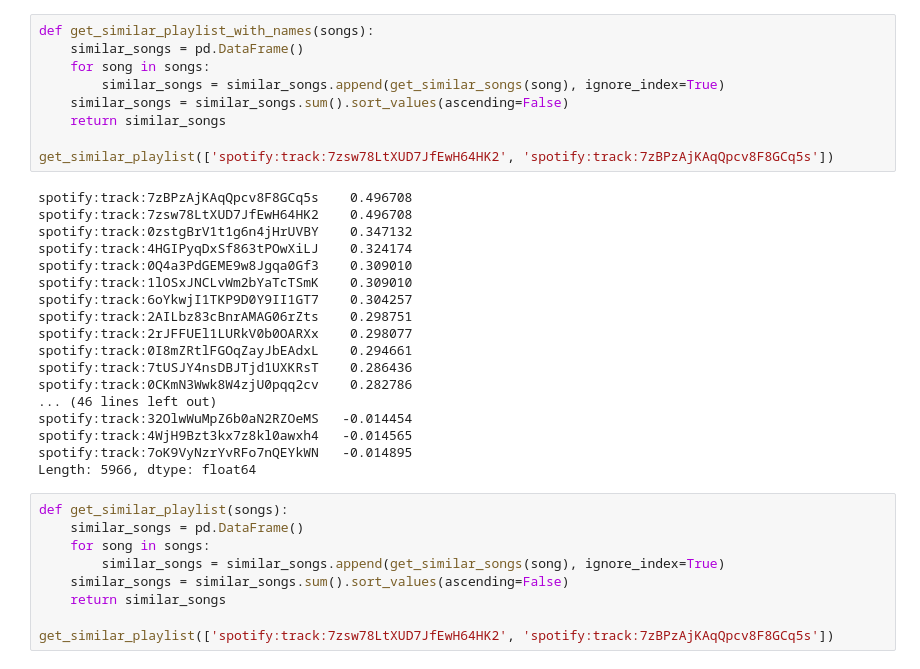
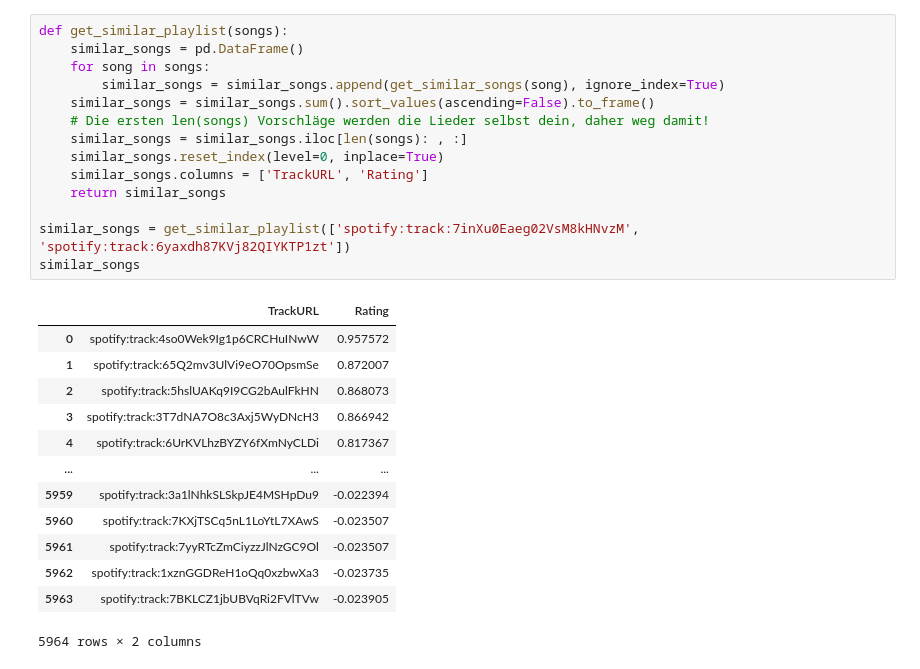
Before and after one commit to ollllliver/Spotify-recommendation-system, a Jupyter notebook: collaborative_filtering/Collaborative-Filtering_Recommender.ipynb, the cells around one changed output. Saved outputs shown, nothing was run; the diff lists cells and outputs as text.

```diff
--- a/collaborative_filtering/Collaborative-Filtering_Recommender.ipynb
+++ b/collaborative_filtering/Collaborative-Filtering_Recommender.ipynb
@@ -13,36 +77,28 @@ def get_similar_songs(songURL):
 # %%
-def get_similar_playlist_with_names(songs):
+def get_similar_playlist(songs):
     similar_songs = pd.DataFrame()
     for song in songs:
         similar_songs = similar_songs.append(get_similar_songs(song), ignore_index=True)
-    similar_songs = similar_songs.sum().sort_values(ascending=False)
+    similar_songs = similar_songs.sum().sort_values(ascending=False).to_frame()
+    # Die ersten len(songs) Vorschläge werden die Lieder selbst dein, daher weg damit!
+    similar_songs = similar_songs.iloc[len(songs): , :]
+    similar_songs.reset_index(level=0, inplace=True)
+    similar_songs.columns = ['TrackURL', 'Rating']
     return similar_songs
 
-get_similar_playlist(['spotify:track:7zsw78LtXUD7JfEwH64HK2', 'spotify:track:7zBPzAjKAqQpcv8F8GCq5s'])
+similar_songs = get_similar_playlist(['spotify:track:7inXu0Eaeg02VsM8kHNvzM', 'spotify:track:6yaxdh87KVj82QIYKTP1zt'])
+similar_songs
 # %% [output]
+|  | TrackURL | Rating |
+| 0 | spotify:track:4so0Wek9Ig1p6CRCHuINwW | 0.957572 |
+| 1 | spotify:track:65Q2mv3UlVi9eO70OpsmSe | 0.872007 |
+| 2 | spotify:track:5hslUAKq9I9CG2bAulFkHN | 0.868073 |
+| 3 | spotify:track:3T7dNA7O8c3Axj5WyDNcH3 | 0.866942 |
+| 4 | spotify:track:6UrKVLhzBYZY6fXmNyCLDi | 0.817367 |
+| ... | ... | ... |
+| 5959 | spotify:track:3a1lNhkSLSkpJE4MSHpDu9 | -0.022394 |
+| 5960 | spotify:track:7KXjTSCq5nL1LoYtL7XAwS | -0.023507 |
+| 5961 | spotify:track:7yyRTcZmCiyzzJlNzGC9Ol | -0.023507 |
+| 5962 | spotify:track:1xznGGDReH1oQq0xzbwXa3 | -0.023735 |
+| 5963 | spotify:track:7BKLCZ1jbUBVqRi2FVlTVw | -0.023905 |
-spotify:track:7zBPzAjKAqQpcv8F8GCq5s    0.496708
-spotify:track:7zsw78LtXUD7JfEwH64HK2    0.496708
-spotify:track:0zstgBrV1t1g6n4jHrUVBY    0.347132
-spotify:track:4HGIPyqDxSf863tPOwXiLJ    0.324174
-spotify:track:0Q4a3PdGEME9w8Jgqa0Gf3    0.309010
-spotify:track:1lOSxJNCLvWm2bYaTcTSmK    0.309010
-spotify:track:6oYkwjI1TKP9D0Y9II1GT7    0.304257
-spotify:track:2AILbz83cBnrAMAG06rZts    0.298751
-spotify:track:2rJFFUEl1LURkV0b0OARXx    0.298077
-spotify:track:0I8mZRtlFGOqZayJbEAdxL    0.294661
-spotify:track:7tUSJY4nsDBJTjd1UXKRsT    0.286436
-spotify:track:0CKmN3Wwk8W4zjU0pqq2cv    0.282786
-... (46 lines left out)
-spotify:track:32OlwWuMpZ6b0aN2RZOeMS   -0.014454
-spotify:track:4WjH9Bzt3kx7z8kl0awxh4   -0.014565
-spotify:track:7oK9VyNzrYvRFo7nQEYkWN   -0.014895
-Length: 5966, dtype: float64
+5964 rows × 2 columns
-# %%
-def get_similar_playlist(songs):
-    similar_songs = pd.DataFrame()
-    for song in songs:
-        similar_songs = similar_songs.append(get_similar_songs(song), ignore_index=True)
-    similar_songs = similar_songs.sum().sort_values(ascending=False)
-    return similar_songs
-
-get_similar_playlist(['spotify:track:7zsw78LtXUD7JfEwH64HK2', 'spotify:track:7zBPzAjKAqQpcv8F8GCq5s'])
```
Also changed, not shown: parts of 16 cells of this notebook, 2 other files.
